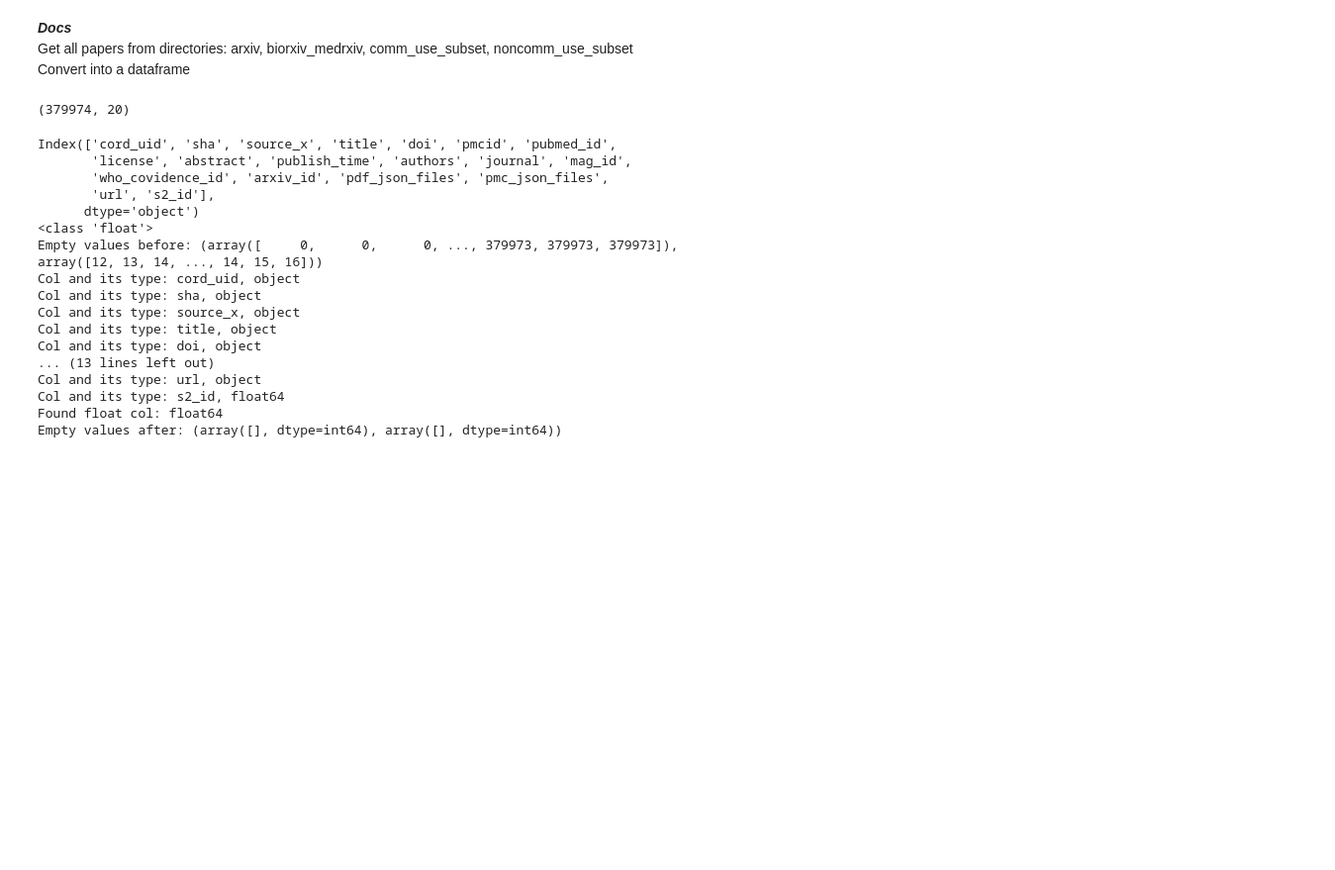
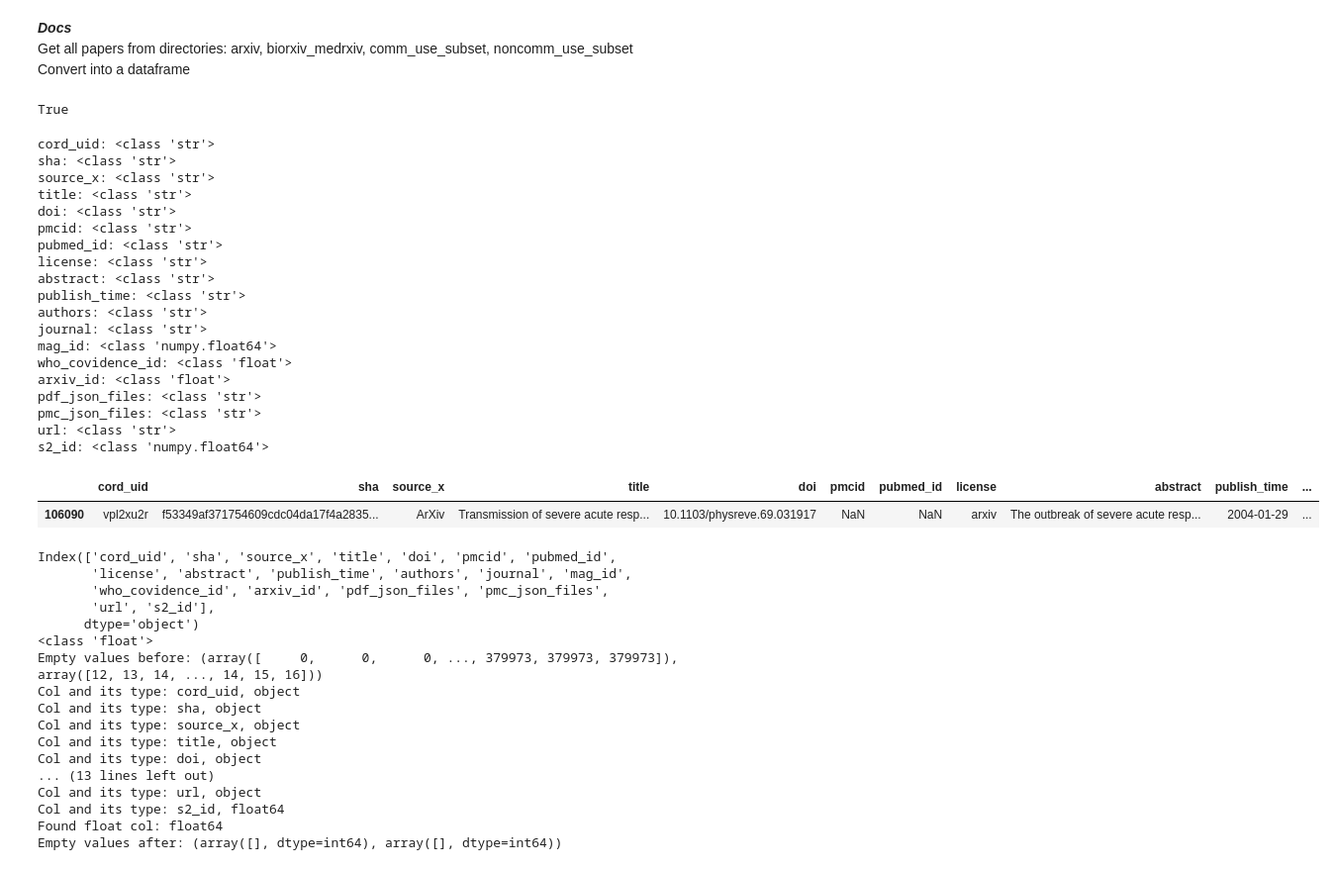
Before and after one commit to nishanthrs/CovidSearch_Backend, a Jupyter notebook: research/COVID19_Research_Analysis.ipynb, the cells around one changed output. Shown at 99% size. Drawn from its saved outputs; the diff is of its cells as text; code cells hidden in the pictures; blank space fills up the shorter version.

```diff
--- a/research/COVID19_Research_Analysis.ipynb
+++ b/research/COVID19_Research_Analysis.ipynb
@@ -65,10 +65,36 @@ Get all papers from directories: arxiv, biorxiv_medrxiv, comm_use_subset, noncom
 Convert into a dataframe
 # %%
 metadata_df = pd.read_csv("metadata.csv")
-papers_df = gather_papers_data(metadata_df, os.getcwd())
-papers_df.shape
+# papers_df = gather_papers_data(metadata_df, os.getcwd())
+np.isnan(metadata_df["who_covidence_id"].iloc[0])
 # %% [output]
-(379974, 20)
+True
+# %%
+for col in metadata_df.columns:
+    print(f"{col}: {type(metadata_df[col].iloc[0])}")
+metadata_df[metadata_df["arxiv_id"] == "cond-mat/0401598"]
+# %% [output]
+cord_uid: <class 'str'>
+sha: <class 'str'>
+source_x: <class 'str'>
+title: <class 'str'>
+doi: <class 'str'>
+pmcid: <class 'str'>
+pubmed_id: <class 'str'>
+license: <class 'str'>
+abstract: <class 'str'>
+publish_time: <class 'str'>
+authors: <class 'str'>
+journal: <class 'str'>
+mag_id: <class 'numpy.float64'>
+who_covidence_id: <class 'float'>
+arxiv_id: <class 'float'>
+pdf_json_files: <class 'str'>
+pmc_json_files: <class 'str'>
+url: <class 'str'>
+s2_id: <class 'numpy.float64'>
+|  | cord_uid | sha | source_x | title | doi | pmcid | pubmed_id | license | abstract | publish_time | ... |
+| 106090 | vpl2xu2r | f53349af371754609cdc04da17f4a2835... | ArXiv | Transmission of severe acute resp... | 10.1103/physreve.69.031917 | NaN | NaN | arxiv | The outbreak of severe acute resp... | 2004-01-29 | ... |
 # %%
 metadata_df = pd.read_csv("metadata.csv")
 print(metadata_df.columns)
```
Also changed, not shown: 3 other files.
